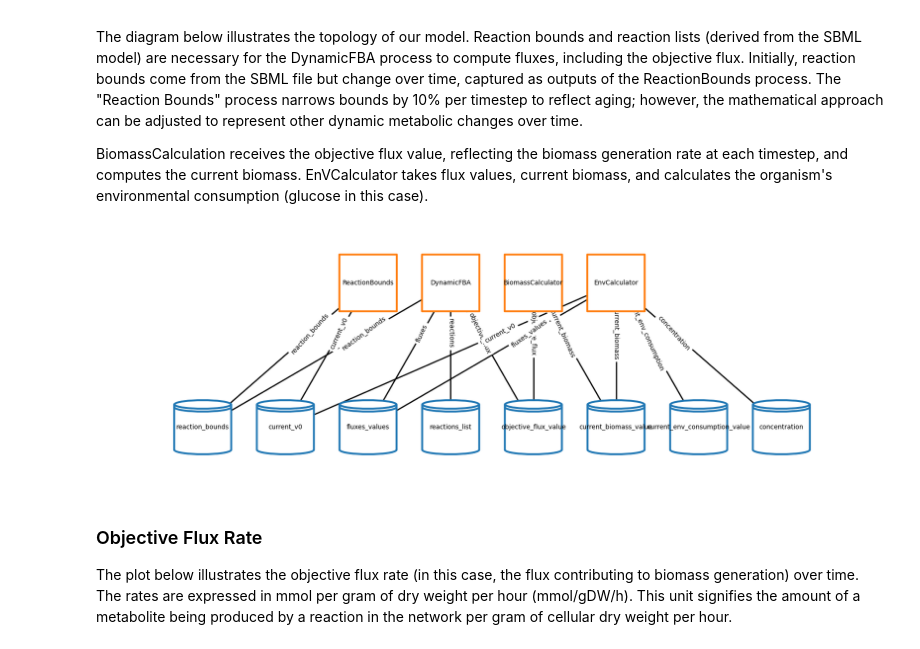
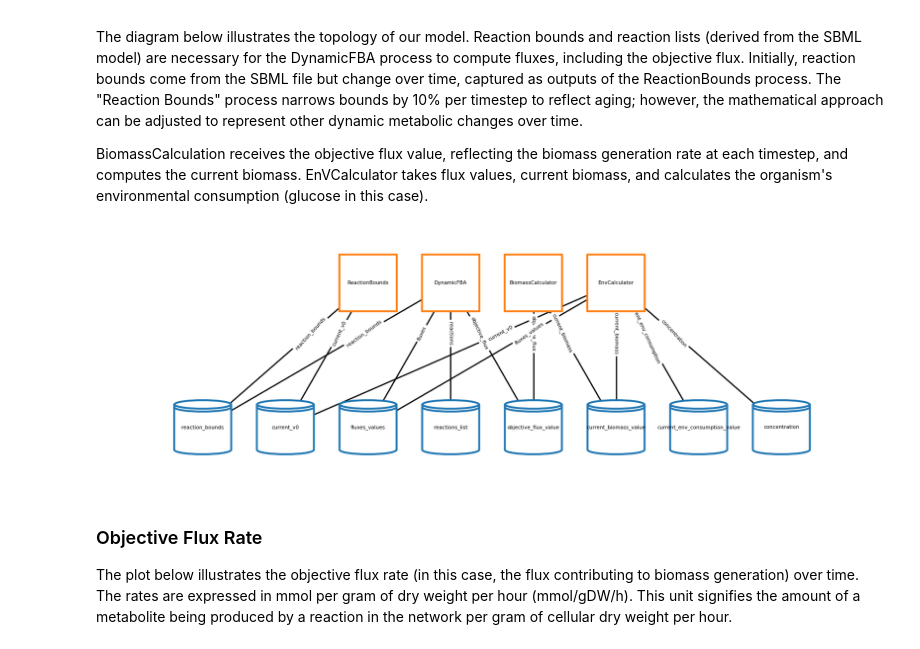
Before and after one commit to vivarium-collective/Microbiome, a Jupyter notebook: Notebooks/dFBA.ipynb, the cells around one changed output. Cells and saved outputs as stored; diff of their text form; code cells hidden in the pictures.

```diff
--- a/Notebooks/dFBA.ipynb
+++ b/Notebooks/dFBA.ipynb
@@ -46,10 +46,10 @@ BiomassCalculation receives the objective flux value, reflecting the biomass gen
 # %%
 #The model topology
 composite = {'processes': processes, 'topology': topology, 'steps': {}, 'flow': {}}
-config = {'font_size': 10}
+config = {'font_size': 8}
 fig_topology = plot_topology(composite, config)
 # %% [output]
-[figure, old version]
+[figure, new version]
 # %% [markdown]
 ### Objective Flux Rate
 The plot below illustrates the objective flux rate (in this case, the flux contributing to biomass generation) over time. The rates are expressed in mmol per gram of dry weight per hour (mmol/gDW/h). This unit signifies the amount of a metabolite being produced by a reaction in the network per gram of cellular dry weight per hour.
```
Also changed, not shown: 1 other file.
